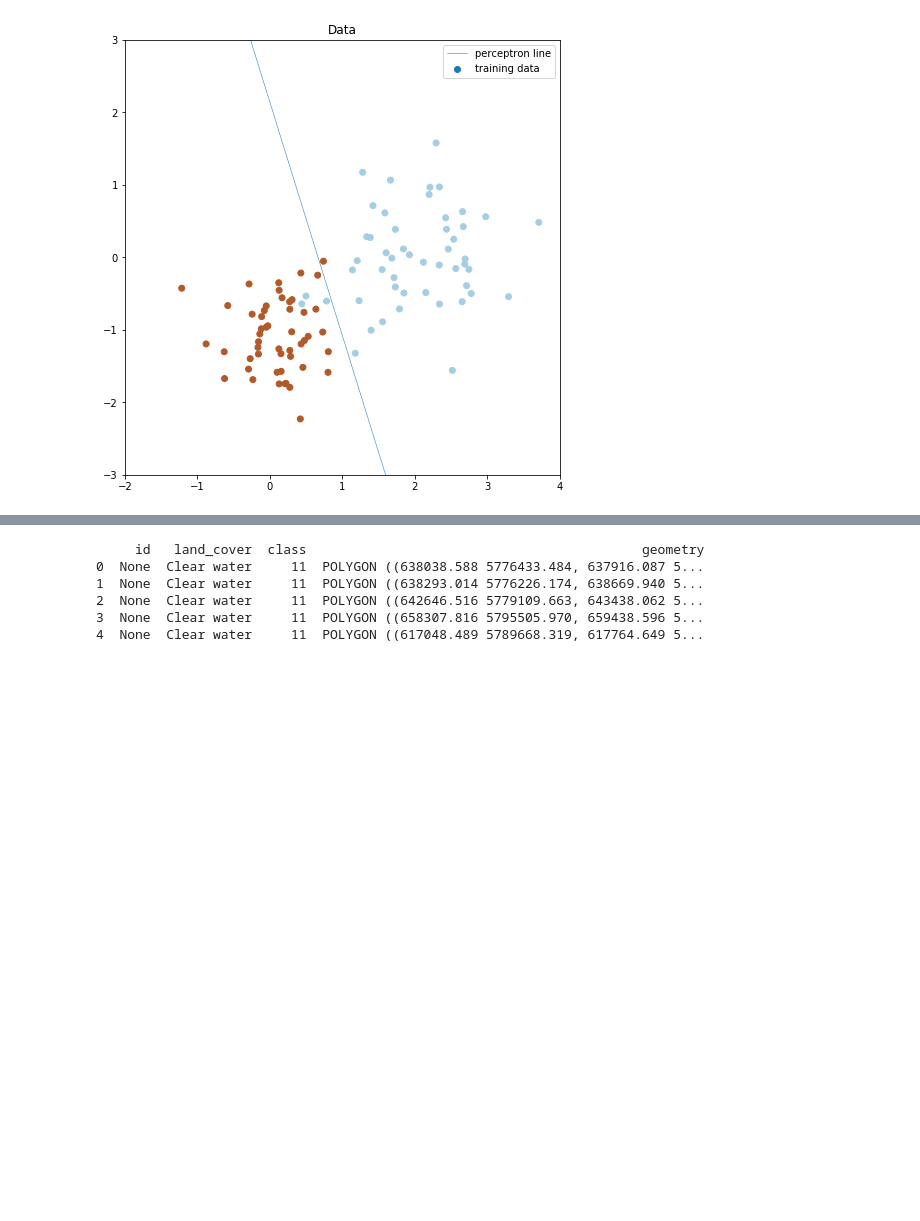
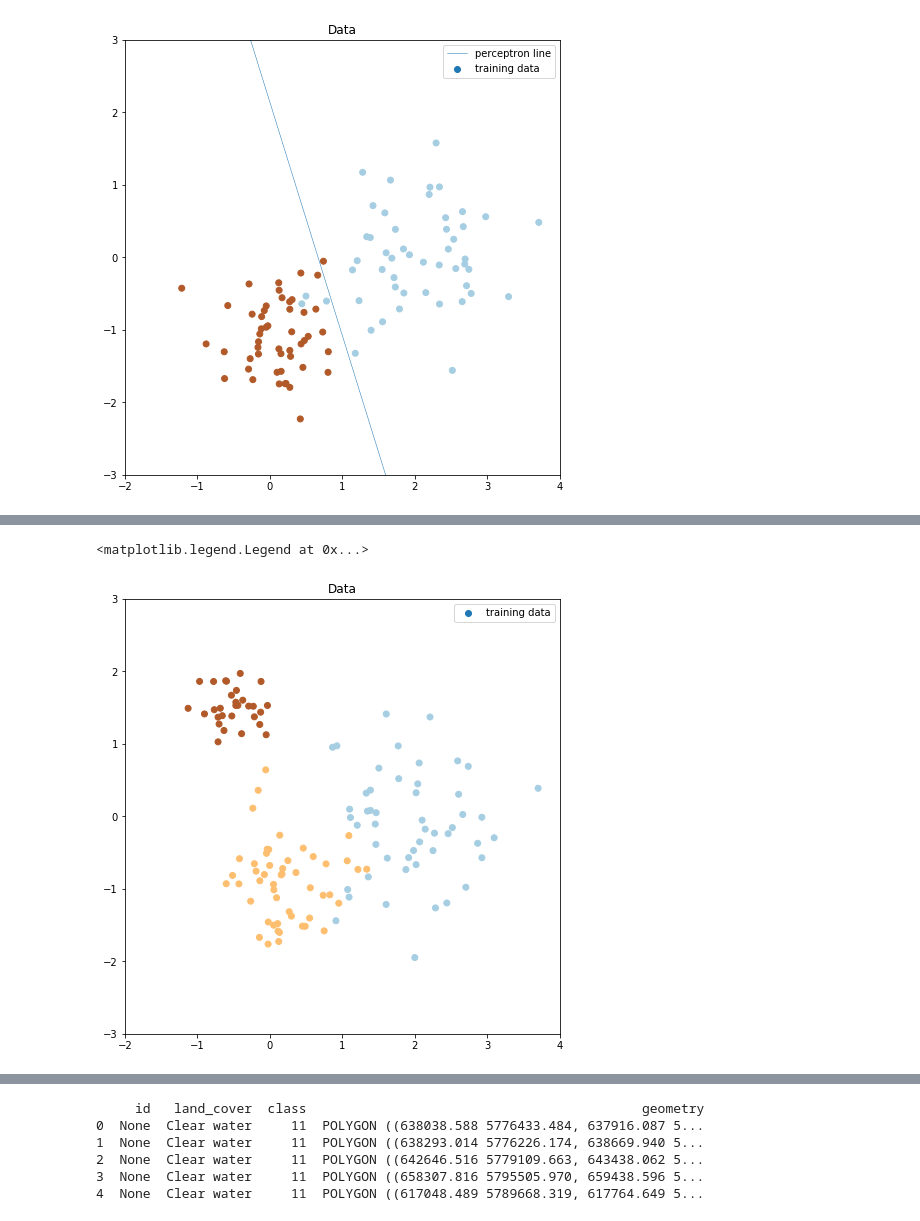
Before and after one commit to jonwangio/uu_ml, a Jupyter notebook: CLA_1_supervised_linear_binary_multiclass.ipynb, the cells around one changed output, grey strips where cells are left out. Saved outputs shown, nothing was run; the diff lists cells and outputs as text; code cells hidden in the pictures; blank space fills up the shorter version.

```diff
--- a/CLA_1_supervised_linearDecisionBoundary.ipynb
+++ b/CLA_1_supervised_linear_binary_multiclass.ipynb
@@ -403,0 +408,27 @@ plt.legend()
+# %%
+# First, let's generate some dummy dataset contains more than two classes, and then visualize the data points.
+# We still stay in the 2-dimensional feature space.
+
+import numpy as np
+import matplotlib.pyplot as plt
+
+# You can define a function to create your dummy dataset.
+def dummyData(add_outliers=False, add_class=False):
+    x0 = np.random.randn(50, 2) * 0.7 + np.array([2.0, 0.0])
+    x1 = np.random.randn(50, 2) * 0.5 + np.array([0.0, -1.0])
+    x2 = np.random.randn(30, 2) * 0.3 + np.array([-0.5, 1.5])
+    return np.concatenate([x0, x1, x2]), np.concatenate([np.zeros(len(x0)), np.ones(len(x1)), np.ones(len(x2))*2]).astype(np.int)
+
+# Then, try to call the function to create some data.
+x_train, y_train = dummyData()
+
+# Visualization
+plt.figure(figsize=(10,8))
+plt.scatter(x_train[:, 0], x_train[:, 1], c=y_train, cmap='Paired', label='training data')
+plt.axis([-2, 4, -3, 3])
+plt.gca().set_aspect('equal', adjustable='box')
+plt.title('Data')
+plt.legend()
+# %% [output]
+<matplotlib.legend.Legend at 0x...>
+[figure, added]
```
Also changed, not shown: parts of 8 cells of this notebook, 2 other files.
